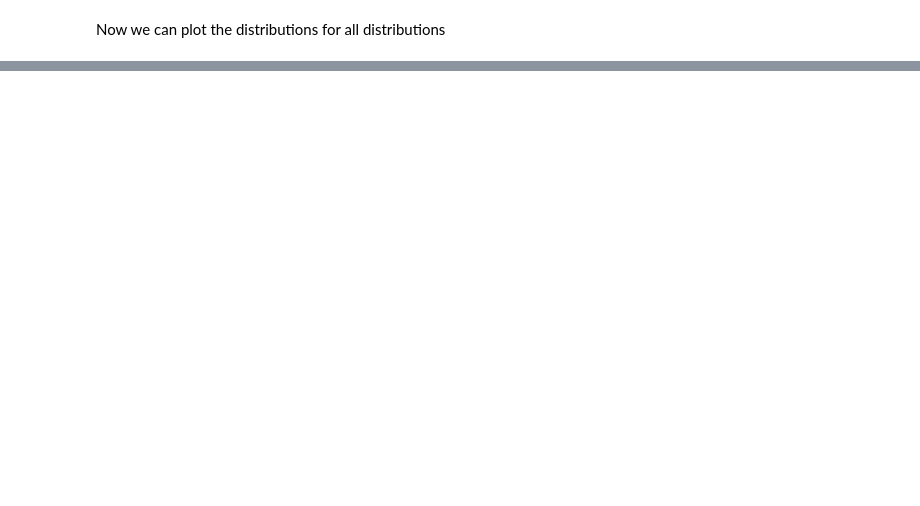
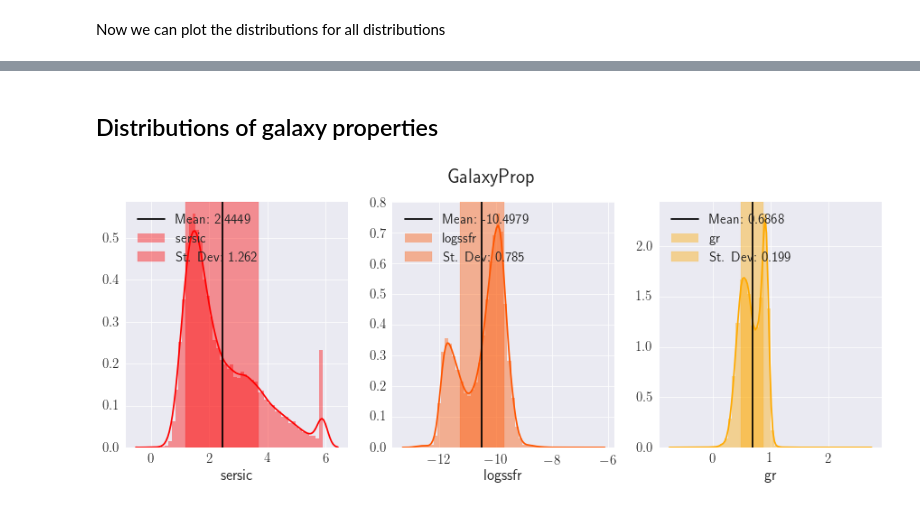
Before and after one commit to vcalderon2009/SDSS_Conformity_Analysis, a Jupyter notebook: notebooks/2.0-VC-Mark-Correlation-Function-Distributions-Testing.ipynb, the cells around one changed output, grey strips where cells are left out. Drawn from its saved outputs; the diff is of its cells as text; code cells hidden in the pictures; blank space fills up the shorter version.

```diff
--- a/notebooks/2.0-VC-Mark-Correlation-Function-Distributions-Testing.ipynb
+++ b/notebooks/2.0-VC-Mark-Correlation-Function-Distributions-Testing.ipynb
@@ -289,0 +421,6 @@ distr_plotting(mcf_sh_dict, fig_dir=fig_dir, savefig=True, name='Shuffles', shar
+# %%
+## Cartesian Coordinates
+
+DR7_catl_rp = spherical_to_cart(DR7_catl_rp, 'LasDamas', 'approx')
+DR7_catl_rp.loc[:,'gr'] = DR7_catl_rp['g_r'].values.copy()
+DR7_catl_rp[['x','y','z']].head()
@@ -289,0 +719,9 @@ distr_plotting(mcf_sh_dict, fig_dir=fig_dir, savefig=True, name='Shuffles', shar
+# %% [markdown]
+## Distributions of galaxy properties
+# %%
+galprop_pd = DR7_catl_rp.loc[:,['sersic', 'logssfr', 'g_r']]
+galprop_pd = galprop_pd.rename(columns={'g_r':'gr'})
+# %%
+distr_plotting(galprop_pd,fig_dir=fig_dir, savefig=True, name='GalaxyProp', nrows=1, figsize=(15,5),ext_f='png')
+# %% [output]
+[figure, added]
```
Also changed, not shown: parts of 27 cells of this notebook.
